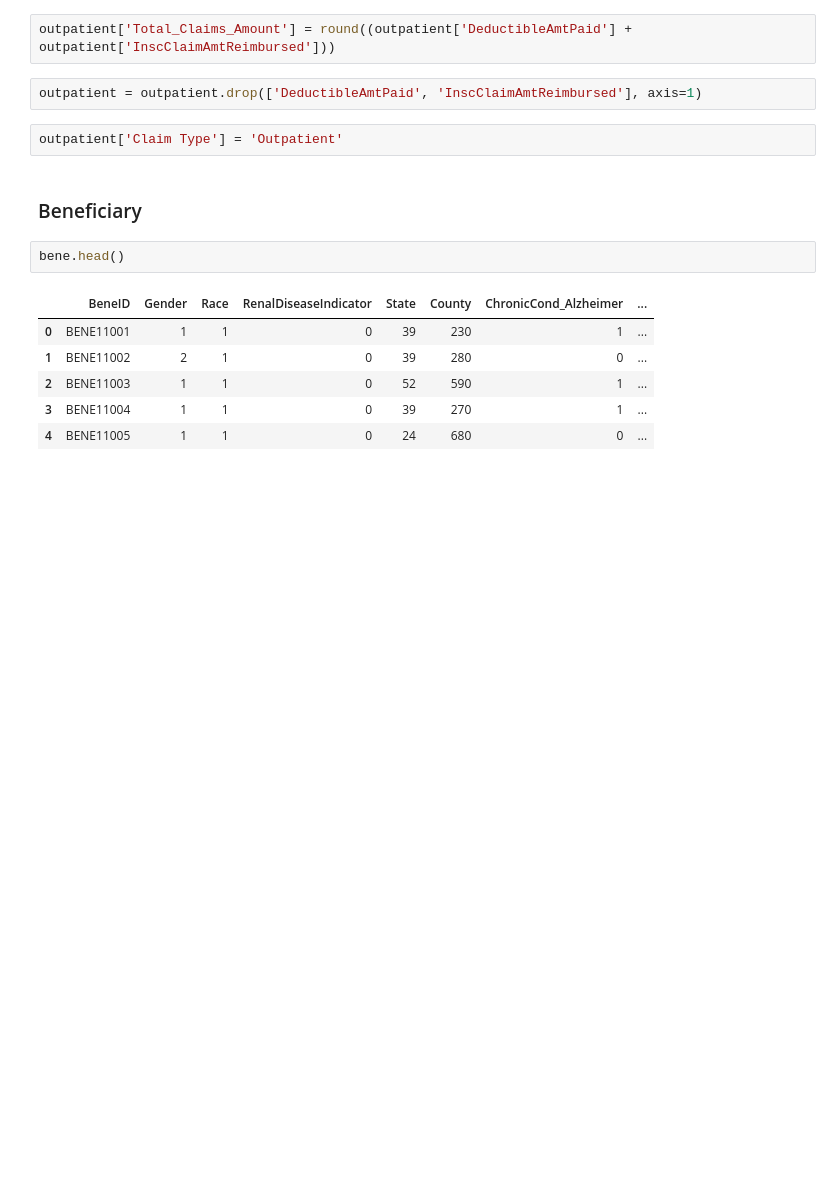
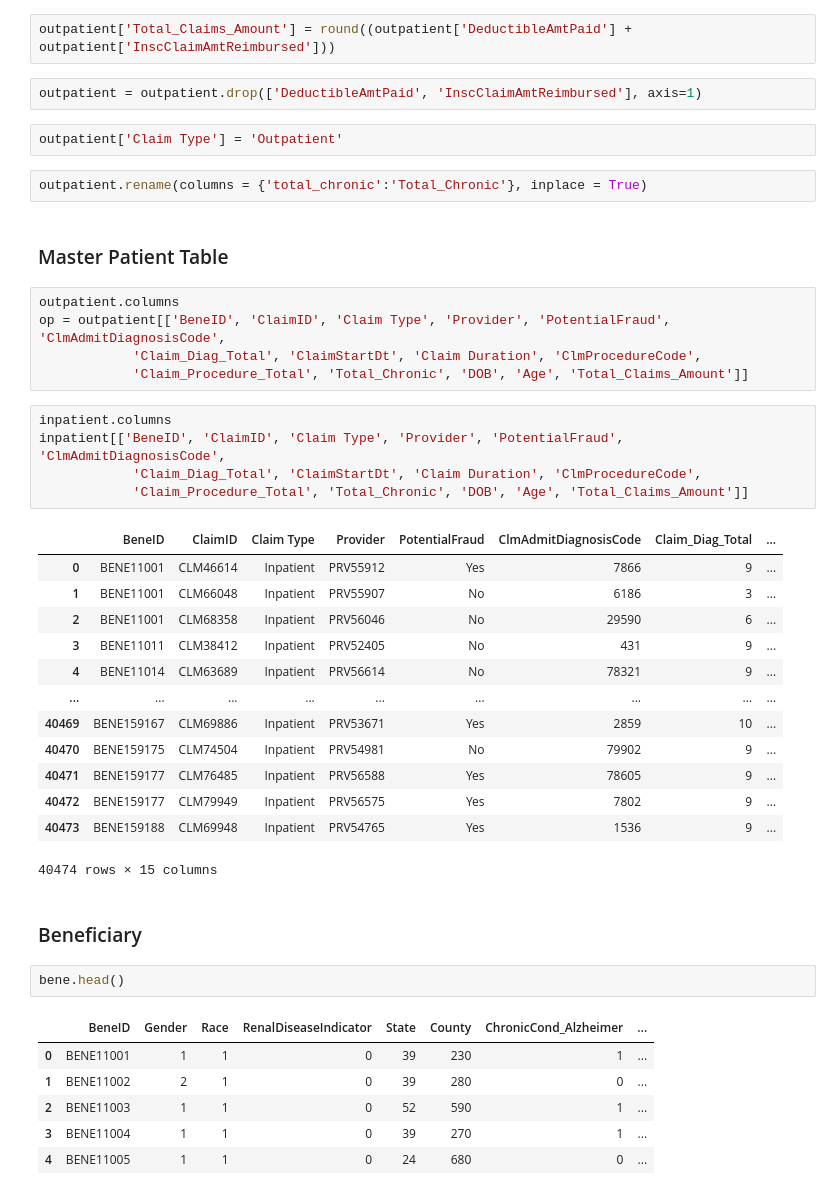
Before and after one commit to hedgekim/Healthcare-Fraud, a Jupyter notebook: Healthcare Fraud.ipynb, the cells around one changed output. Drawn from its saved outputs; the diff is of its cells as text; blank space fills up the shorter version.

Commit message:
Update Healthcare Fraud.ipynb
Clean Outpatient table

```diff
--- a/Healthcare Fraud.ipynb
+++ b/Healthcare Fraud.ipynb
@@ -270,6 +275,34 @@ outpatient['Total_Claims_Amount'] = round((outpatient['DeductibleAmtPaid'] + out
 outpatient = outpatient.drop(['DeductibleAmtPaid', 'InscClaimAmtReimbursed'], axis=1)
 # %%
 outpatient['Claim Type'] = 'Outpatient'
+# %%
+outpatient.rename(columns = {'total_chronic':'Total_Chronic'}, inplace = True)
+# %% [markdown]
+### Master Patient Table
+# %%
+outpatient.columns
+op = outpatient[['BeneID', 'ClaimID', 'Claim Type', 'Provider', 'PotentialFraud', 'ClmAdmitDiagnosisCode',
+            'Claim_Diag_Total', 'ClaimStartDt', 'Claim Duration', 'ClmProcedureCode',
+            'Claim_Procedure_Total', 'Total_Chronic', 'DOB', 'Age', 'Total_Claims_Amount']]
+# %%
+inpatient.columns
+inpatient[['BeneID', 'ClaimID', 'Claim Type', 'Provider', 'PotentialFraud', 'ClmAdmitDiagnosisCode',
+            'Claim_Diag_Total', 'ClaimStartDt', 'Claim Duration', 'ClmProcedureCode',
+            'Claim_Procedure_Total', 'Total_Chronic', 'DOB', 'Age', 'Total_Claims_Amount']]
+# %% [output]
+|  | BeneID | ClaimID | Claim Type | Provider | PotentialFraud | ClmAdmitDiagnosisCode | Claim_Diag_Total | ... |
+| 0 | BENE11001 | CLM46614 | Inpatient | PRV55912 | Yes | 7866 | 9 | ... |
+| 1 | BENE11001 | CLM66048 | Inpatient | PRV55907 | No | 6186 | 3 | ... |
+| 2 | BENE11001 | CLM68358 | Inpatient | PRV56046 | No | 29590 | 6 | ... |
+| 3 | BENE11011 | CLM38412 | Inpatient | PRV52405 | No | 431 | 9 | ... |
+| 4 | BENE11014 | CLM63689 | Inpatient | PRV56614 | No | 78321 | 9 | ... |
+| ... | ... | ... | ... | ... | ... | ... | ... | ... |
+| 40469 | BENE159167 | CLM69886 | Inpatient | PRV53671 | Yes | 2859 | 10 | ... |
+| 40470 | BENE159175 | CLM74504 | Inpatient | PRV54981 | No | 79902 | 9 | ... |
+| 40471 | BENE159177 | CLM76485 | Inpatient | PRV56588 | Yes | 78605 | 9 | ... |
+| 40472 | BENE159177 | CLM79949 | Inpatient | PRV56575 | Yes | 7802 | 9 | ... |
+| 40473 | BENE159188 | CLM69948 | Inpatient | PRV54765 | Yes | 1536 | 9 | ... |
+40474 rows × 15 columns
 # %% [markdown]
 ### Beneficiary
 # %%
```
Also changed, not shown: parts of 2 cells of this notebook.
